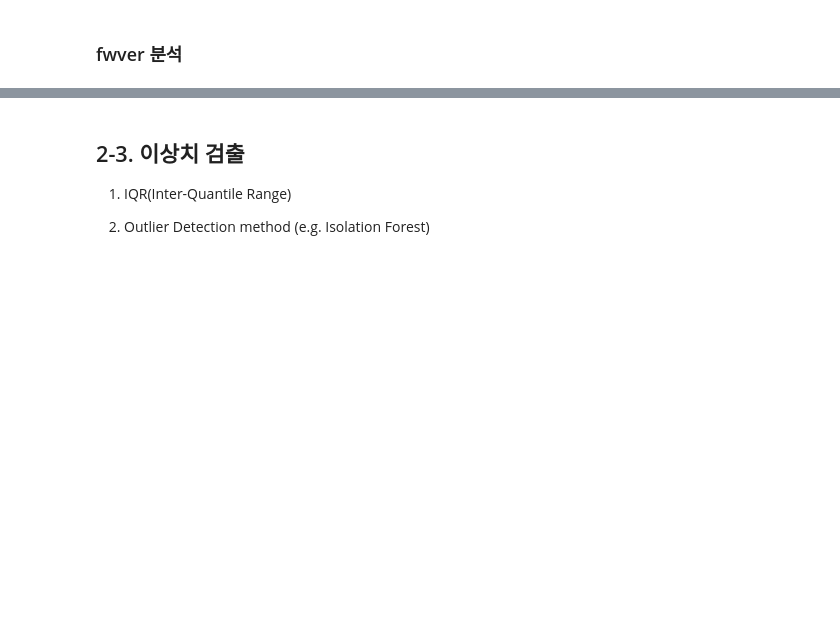
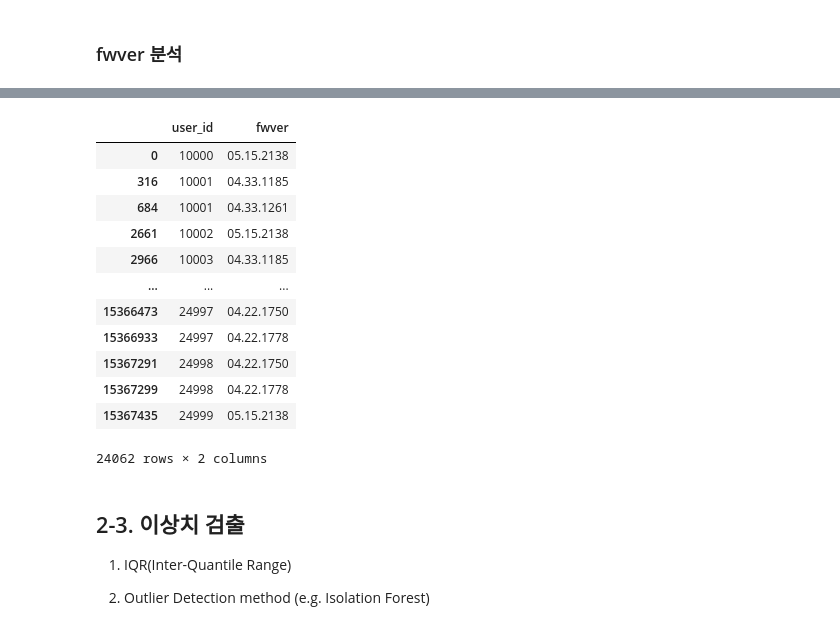
Before and after one commit to LEEHM97/machine-learning-exercises, a Jupyter notebook: 10.DAYCON대회_사용자불편예지/시스템 품질 변화로 인한 사용자 불편 예지.ipynb, the cells around one changed output, grey strips where cells are left out. Saved outputs shown, nothing was run; the diff lists cells and outputs as text; code cells hidden in the pictures; blank space fills up the shorter version.

```diff
--- a/10.DAYCON대회_사용자불편예지/시스템 품질 변화로 인한 사용자 불편 예지.ipynb
+++ b/10.DAYCON대회_사용자불편예지/시스템 품질 변화로 인한 사용자 불편 예지.ipynb
@@ -877,3 +877,20 @@ Name: fwver, dtype: int64
+# %%
+change_fwver = change_fwver.drop_duplicates(subset=None, keep='first')
+change_fwver
+# %% [output]
+|  | user_id | fwver |
+| 0 | 10000 | 05.15.2138 |
+| 316 | 10001 | 04.33.1185 |
+| 684 | 10001 | 04.33.1261 |
+| 2661 | 10002 | 05.15.2138 |
+| 2966 | 10003 | 04.33.1185 |
+| ... | ... | ... |
+| 15366473 | 24997 | 04.22.1750 |
+| 15366933 | 24997 | 04.22.1778 |
+| 15367291 | 24998 | 04.22.1750 |
+| 15367299 | 24998 | 04.22.1778 |
+| 15367435 | 24999 | 05.15.2138 |
+24062 rows × 2 columns
 # %% [markdown]
 ## 2-3. 이상치 검출
 
```
Also changed, not shown: parts of 31 cells of this notebook.
